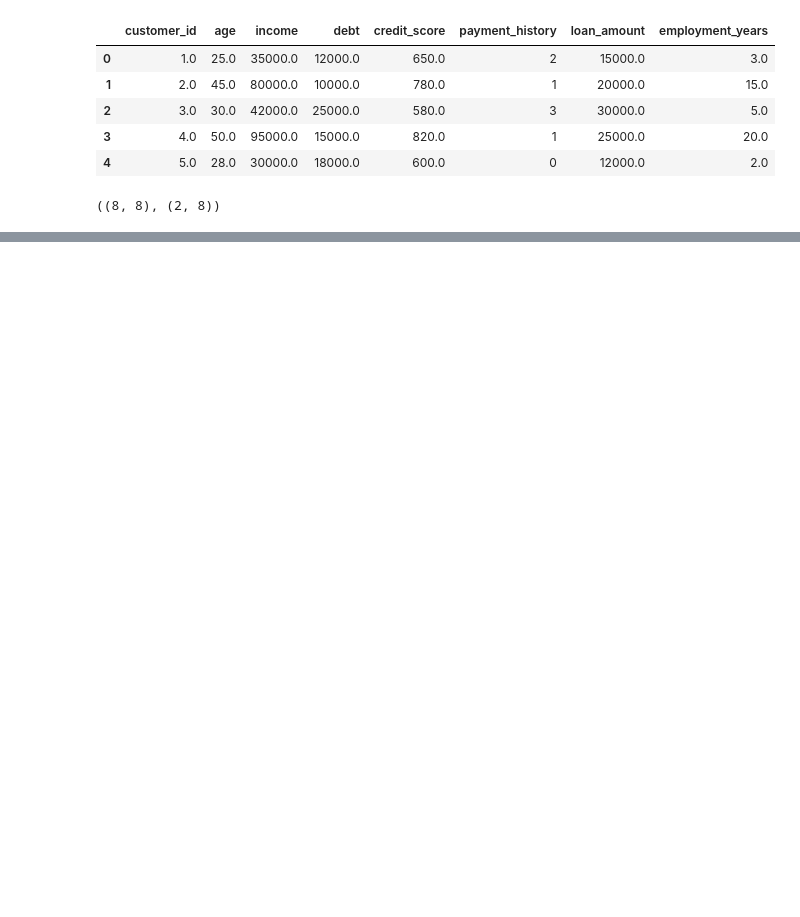
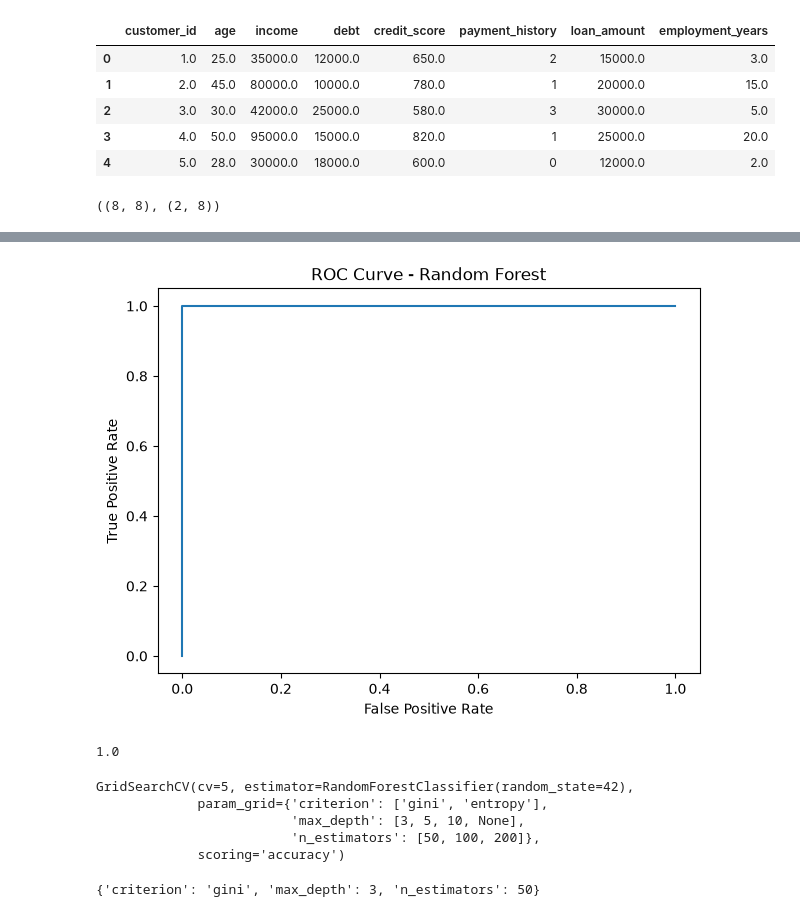
Before and after one commit to aadeshkhollam-hub/Creditworthiness---Prediction, a Jupyter notebook: notebooks/credit_prediction.ipynb, the cells around one changed output, grey strips where cells are left out. Drawn from its saved outputs; the diff is of its cells as text; code cells hidden in the pictures; blank space fills up the shorter version.

```diff
--- a/notebooks/credit_prediction.ipynb
+++ b/notebooks/credit_prediction.ipynb
@@ -179,0 +703,10 @@ processed_df.to_csv(
+# %%
+rf_model = RandomForestClassifier(
+    random_state=42
+)
+
+
+rf_model.fit(
+    X_train,
+    y_train
+)
@@ -179,0 +796,43 @@ processed_df.to_csv(
+# %%
+rf_probability = rf_model.predict_proba(
+    X_test
+)[:,1]
+# %%
+fpr, tpr, threshold = roc_curve(
+    y_test,
+    rf_probability
+)
+# %%
+plt.figure(figsize=(7,5))
+
+
+plt.plot(
+    fpr,
+    tpr
+)
+
+
+plt.xlabel(
+"False Positive Rate"
+)
+
+plt.ylabel(
+"True Positive Rate"
+)
+
+
+plt.title(
+"ROC Curve - Random Forest"
+)
+
+
+plt.show()
+# %% [output]
+[figure, added]
+# %%
+roc_auc_score(
+    y_test,
+    rf_probability
+)
+# %% [output]
+1.0
@@ -179,0 +866,15 @@ processed_df.to_csv(
+# %%
+grid.fit(
+X_train,
+y_train
+)
+# %% [output]
+GridSearchCV(cv=5, estimator=RandomForestClassifier(random_state=42),
+             param_grid={'criterion': ['gini', 'entropy'],
+                         'max_depth': [3, 5, 10, None],
+                         'n_estimators': [50, 100, 200]},
+             scoring='accuracy')
+# %%
+grid.best_params_
+# %% [output]
+{'criterion': 'gini', 'max_depth': 3, 'n_estimators': 50}
```
Also changed, not shown: parts of 59 cells of this notebook.
